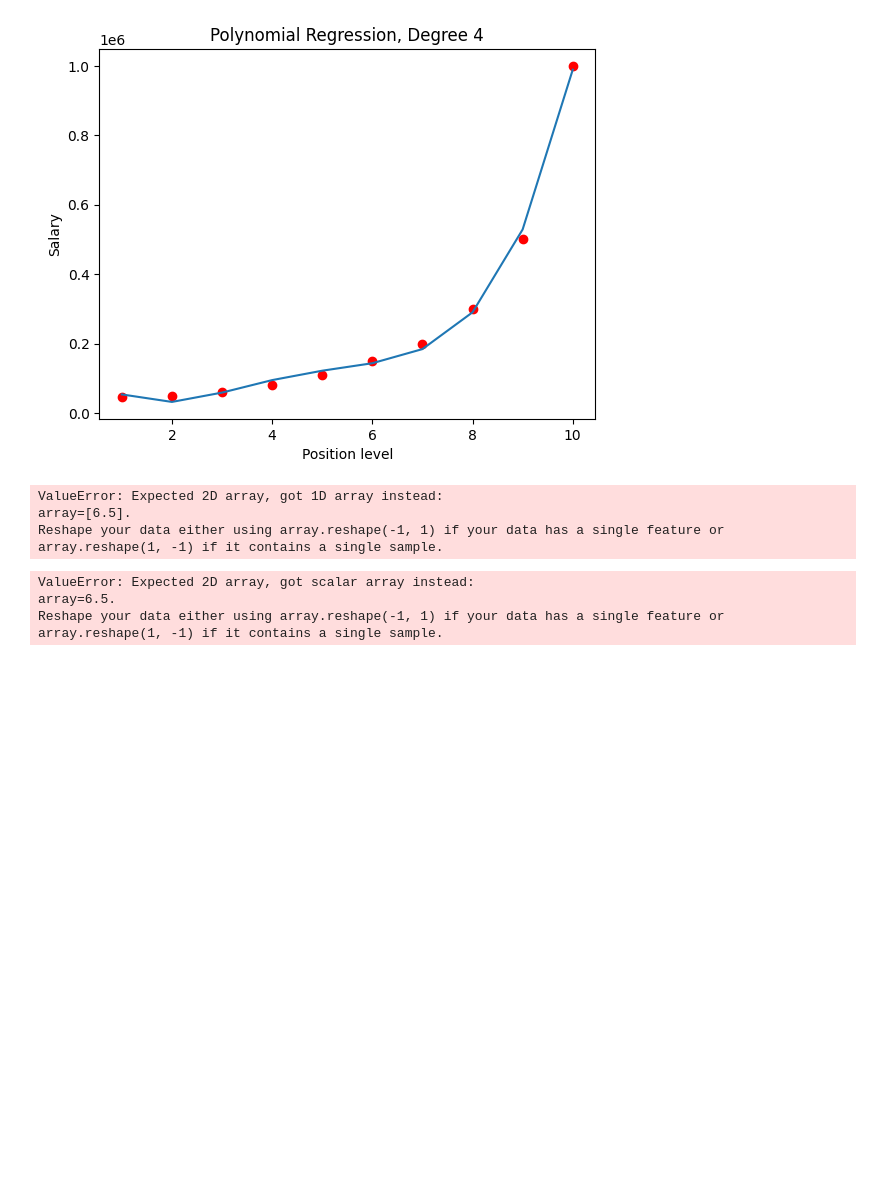
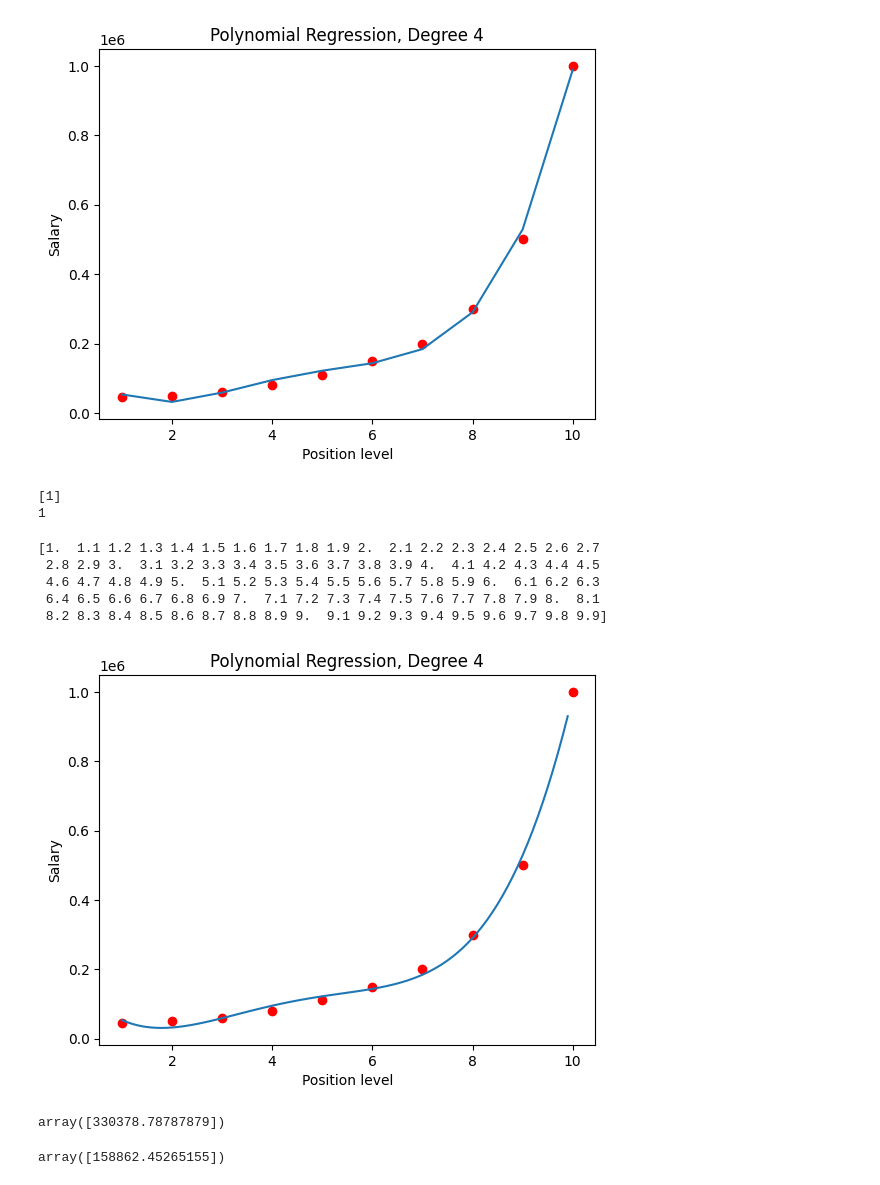
Before and after one commit to Manash-git/ML-Learn, a Jupyter notebook: polynomial_regr/ploynomial_regression.ipynb, the cells around one changed output. Cells and saved outputs as stored; diff of their text form; code cells hidden in the pictures; blank space fills up the shorter version.

Commit message:
Fixes all bugs and add two models outputs plot

```diff
--- a/polynomial_regr/ploynomial_regression.ipynb
+++ b/polynomial_regr/ploynomial_regression.ipynb
@@ -155,34 +155,46 @@ plt.ylabel('Salary')
 plt.show()
 # %% [output]
 [figure]
+# %%
+# Testing
+
+print(min(x))
+print(np.min(x))
+# %% [output]
+[1]
+1
 # %%
-# # Some improvement on the viz look
+# Some improvement on the viz look
 
-# x_grid = np.arange(min(x),max(x),0.1)
-# print(x_grid)
-# x_grid_matrix = x_grid.reshape(len(x_grid),1)
+x_grid = np.arange(np.min(x),np.max(x),0.1)     # only min() or max() will return the values with 1D array ** so need to use np.min() and np.max()
+print(x_grid)
+x_grid_matrix = x_grid.reshape(len(x_grid),1)
 
-# # Visualising the Polynomial Regression results (for higher resolution and smoother curve)
-# plt.scatter(x,y, color= "red")
-# plt.plot(x,poly_reg_obj.predict(degree_obj.fit_transform(x_grid_matrix)))
+# Visualising the Polynomial Regression results (for higher resolution and smoother curve)
 
-# # Viz Details
-# plt.title('Polynomial Regression, Degree 4')
-# plt.xlabel('Position level')
-# plt.ylabel('Salary')
-# plt.show()
+plt.scatter(x,y, color= "red")
+plt.plot(x_grid_matrix,poly_reg_obj.predict(degree_obj.fit_transform(x_grid_matrix)))
+
+# Viz Details
+plt.title('Polynomial Regression, Degree 4')
+plt.xlabel('Position level')
+plt.ylabel('Salary')
+plt.show()
+# %% [output]
+[1.  1.1 1.2 1.3 1.4 1.5 1.6 1.7 1.8 1.9 2.  2.1 2.2 2.3 2.4 2.5 2.6 2.7
+ 2.8 2.9 3.  3.1 3.2 3.3 3.4 3.5 3.6 3.7 3.8 3.9 4.  4.1 4.2 4.3 4.4 4.5
+ 4.6 4.7 4.8 4.9 5.  5.1 5.2 5.3 5.4 5.5 5.6 5.7 5.8 5.9 6.  6.1 6.2 6.3
+ 6.4 6.5 6.6 6.7 6.8 6.9 7.  7.1 7.2 7.3 7.4 7.5 7.6 7.7 7.8 7.9 8.  8.1
+ 8.2 8.3 8.4 8.5 8.6 8.7 8.8 8.9 9.  9.1 9.2 9.3 9.4 9.5 9.6 9.7 9.8 9.9]
+[figure, added]
 # %%
 # Predicting a new result with Linear Regression
-find = [6.5]
-reg_obj.predict([6.5,])
+
+reg_obj.predict([[6.5]])
 # %% [output]
-ValueError: Expected 2D array, got 1D array instead:
-array=[6.5].
-Reshape your data either using array.reshape(-1, 1) if your data has a single feature or array.reshape(1, -1) if it contains a single sample.
+array([330378.78787879])
 # %%
 # Predicting a new result with Polynomial Regression
-poly_reg_obj.predict(degree_obj.fit_transform(6.5))
+poly_reg_obj.predict(degree_obj.fit_transform([[6.5]]))
 # %% [output]
-ValueError: Expected 2D array, got scalar array instead:
-array=6.5.
-Reshape your data either using array.reshape(-1, 1) if your data has a single feature or array.reshape(1, -1) if it contains a single sample.
+array([158862.45265155])
```
Also changed, not shown: parts of 1 cell of this notebook.
